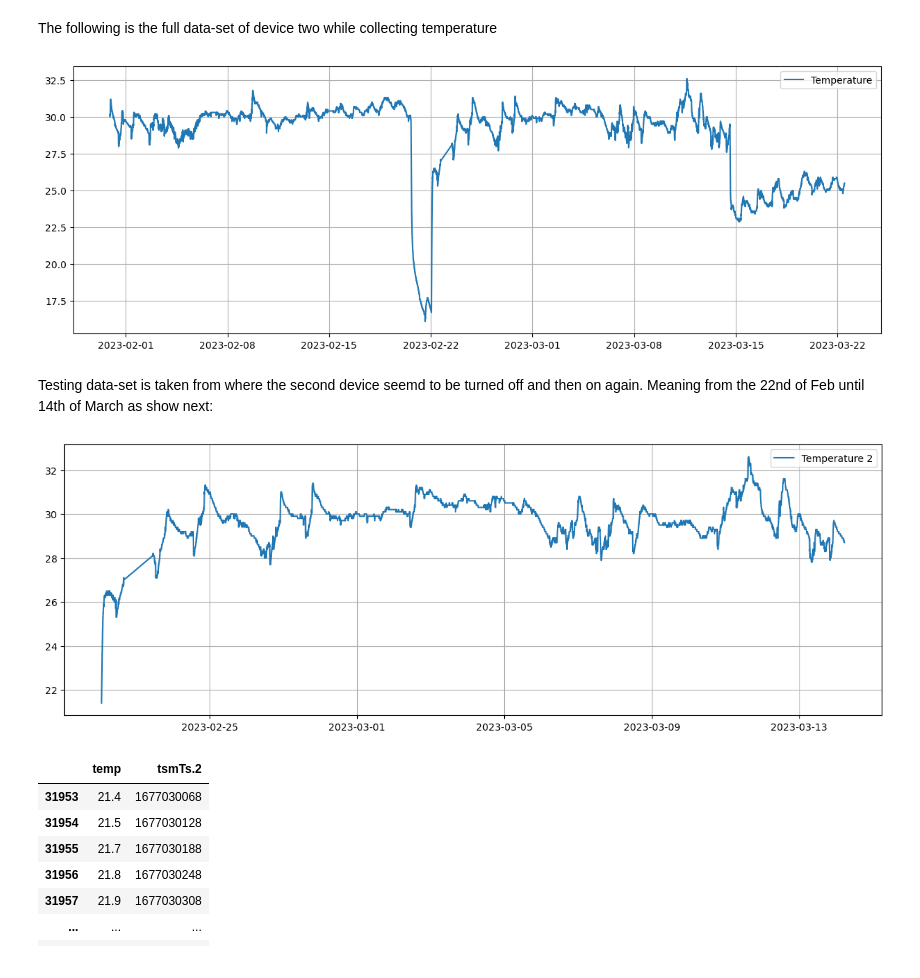
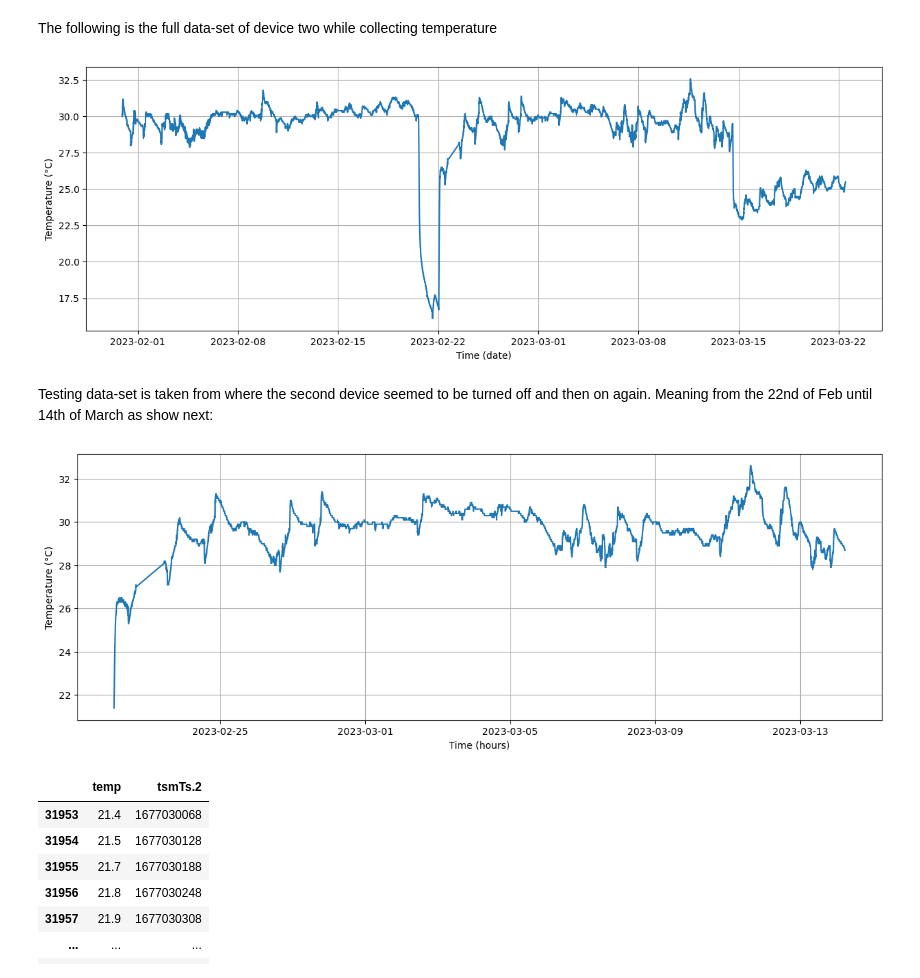
Before and after one commit to itsAiham/bachelor_thesis_HKR2023, a Jupyter notebook: main.ipynb, the cells around one changed output. Saved outputs shown, nothing was run; the diff lists cells and outputs as text; code cells hidden in the pictures.

```diff
--- a/main.ipynb
+++ b/main.ipynb
@@ -1414,21 +1418,25 @@ The following is the full data-set of device two while collecting temperature
 # %%
 plt.figure(figsize=(15,5))
 plt.plot(datetime2, sensor2.temp, label='Temperature')
 plt.grid(True)
-plt.legend()
+# plt.legend()
+plt.xlabel('Time (date)')
+plt.ylabel('Temperature (°C)')
 plt.show()
 # %% [output]
-[figure, old version]
+[figure, new version]
 # %% [markdown]
-Testing data-set is taken from where the second device seemd to be turned off and then on again. Meaning from the 22nd of Feb until 14th of March as show next:
+Testing data-set is taken from where the second device seemed to be turned off and then on again. Meaning from the 22nd of Feb until 14th of March as show next:
 # %%
 plt.figure(figsize=(15,5))
 plt.plot(wave_oc2_datetime, wave_oc2.temp, label='Temperature 2')
 plt.grid(True)
-plt.legend()
+# plt.legend()
+plt.xlabel('Time (hours)')
+plt.ylabel('Temperature (°C)')
 plt.show()
 # %% [output]
-[figure, old version]
+[figure, new version]
 # %%
 # cleaning data before testing
 
```
Also changed, not shown: parts of 3 cells of this notebook.
